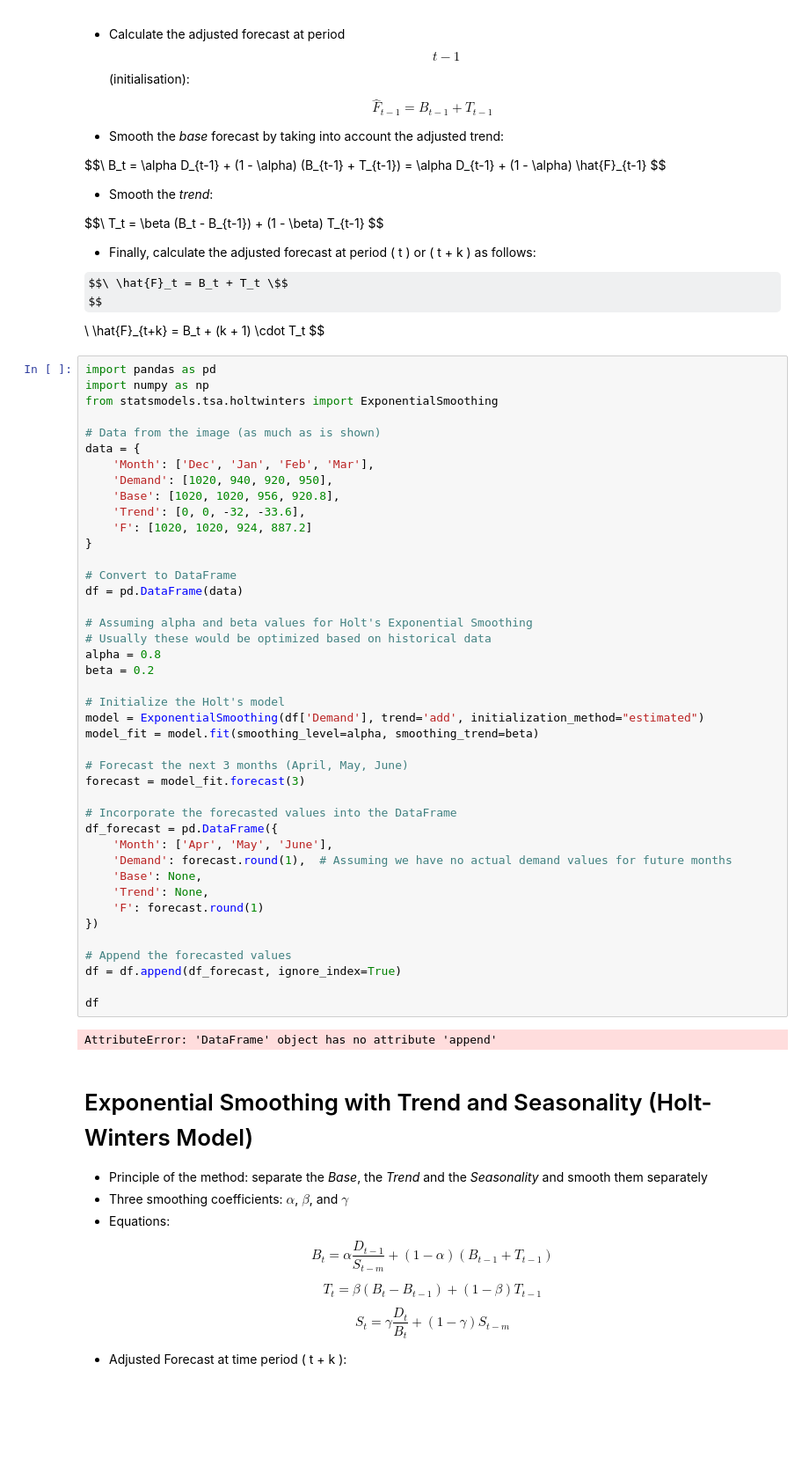
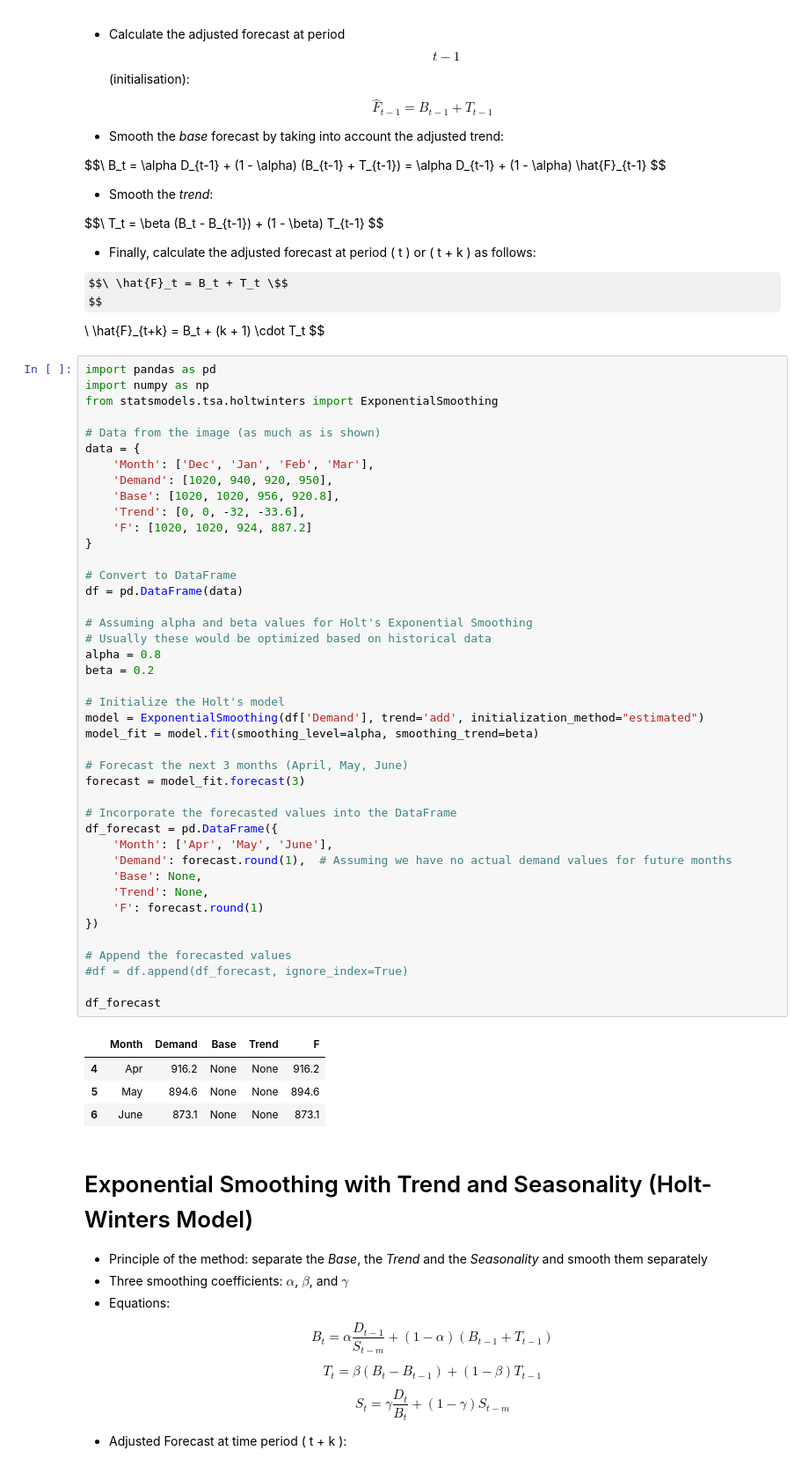
Before and after one commit to Jhonnatan7br/Business-Optmization, a Jupyter notebook: Forecasting.ipynb, the cells around one changed output. Shown at 88% size. Cells and saved outputs as stored; diff of their text form; some formulas as TeX source; blank space fills up the shorter version.

```diff
--- a/Forecasting.ipynb
+++ b/Forecasting.ipynb
@@ -380,36 +380,39 @@ data = {
     'F': [1020, 1020, 924, 887.2]
 }
 
 # Convert to DataFrame
 df = pd.DataFrame(data)
 
 # Assuming alpha and beta values for Holt's Exponential Smoothing
 # Usually these would be optimized based on historical data
 alpha = 0.8
 beta = 0.2
 
 # Initialize the Holt's model
 model = ExponentialSmoothing(df['Demand'], trend='add', initialization_method="estimated")
 model_fit = model.fit(smoothing_level=alpha, smoothing_trend=beta)
 
 # Forecast the next 3 months (April, May, June)
 forecast = model_fit.forecast(3)
 
 # Incorporate the forecasted values into the DataFrame
 df_forecast = pd.DataFrame({
     'Month': ['Apr', 'May', 'June'],
     'Demand': forecast.round(1),  # Assuming we have no actual demand values for future months
     'Base': None,
     'Trend': None,
     'F': forecast.round(1)
 })
 
 # Append the forecasted values
-df = df.append(df_forecast, ignore_index=True)
+#df = df.append(df_forecast, ignore_index=True)
 
-df
+df_forecast
 # %% [output]
-AttributeError: 'DataFrame' object has no attribute 'append'
+|  | Month | Demand | Base | Trend | F |
+| 4 | Apr | 916.2 | None | None | 916.2 |
+| 5 | May | 894.6 | None | None | 894.6 |
+| 6 | June | 873.1 | None | None | 873.1 |
 # %% [markdown]
 # Exponential Smoothing with Trend and Seasonality (Holt-Winters Model)
 
```
Also changed, not shown: parts of 1 cell of this notebook.
